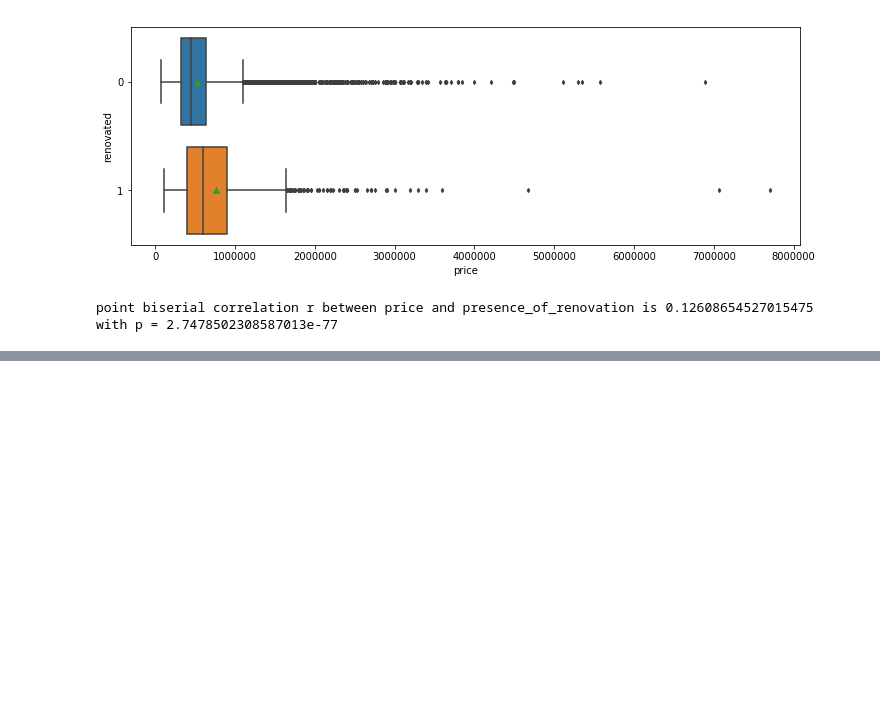
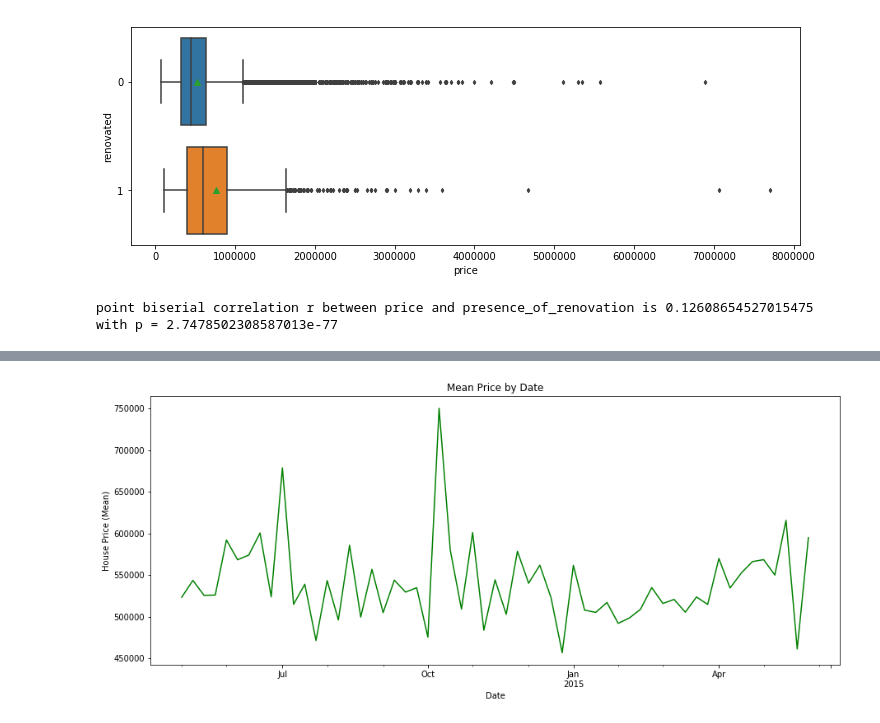
Before and after one commit to OliviaWan56/House-Price-Prediction-in-King-County, a Jupyter notebook: King House Price Prediction_rwan929.ipynb, the cells around one changed output, grey strips where cells are left out. Cells and saved outputs as stored; diff of their text form; code cells hidden in the pictures; blank space fills up the shorter version.

```diff
--- a/King House Price Prediction_rwan929.ipynb
+++ b/King House Price Prediction_rwan929.ipynb
@@ -718,0 +653,2 @@ sns.heatmap(df_hp[features].corr(),linewidths=0.25,vmax=0.7,square=True,cmap="Bu
+# %%
+df_hp['myDt']=pd.to_datetime(df_hp[['Year','Month','Day']],errors='coerce')
@@ -718,0 +679,5 @@ sns.heatmap(df_hp[features].corr(),linewidths=0.25,vmax=0.7,square=True,cmap="Bu
+# %%
+total_price = df_hp.groupby('myDt')['price'].mean().reset_index()
+# %%
+total_price = total_price.set_index('myDt')
+total_price.index
@@ -718,0 +695,12 @@ sns.heatmap(df_hp[features].corr(),linewidths=0.25,vmax=0.7,square=True,cmap="Bu
+# %%
+# y = total_reaction['total_likes']
+y = total_price['price'].resample('W').mean()
+# y = total_price['price'].resample('W').median()
+# %%
+y.plot(figsize=(15, 6),color='g')
+plt.title('Mean Price by Date')
+plt.xlabel("Date")
+plt.ylabel("House Price (Mean)")
+plt.show()
+# %% [output]
+[figure, added]
```
Also changed, not shown: parts of 45 cells of this notebook.
